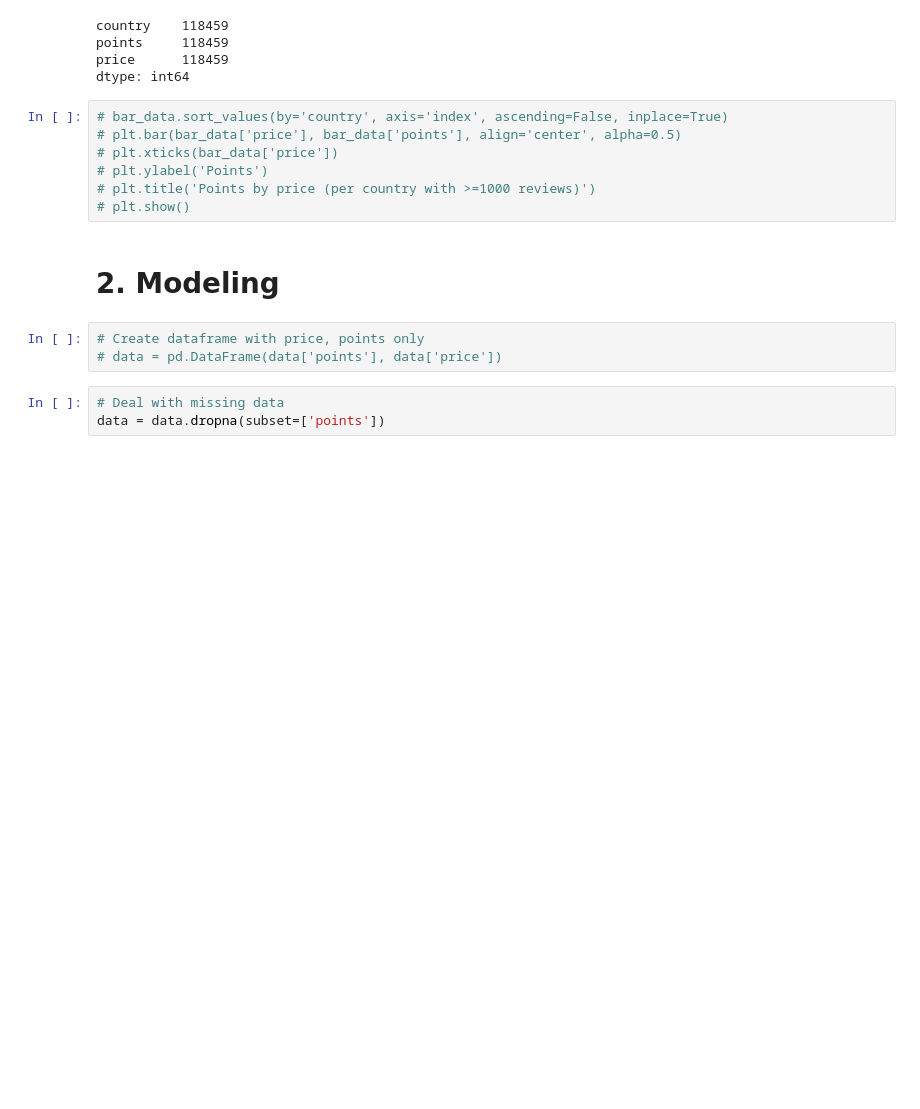
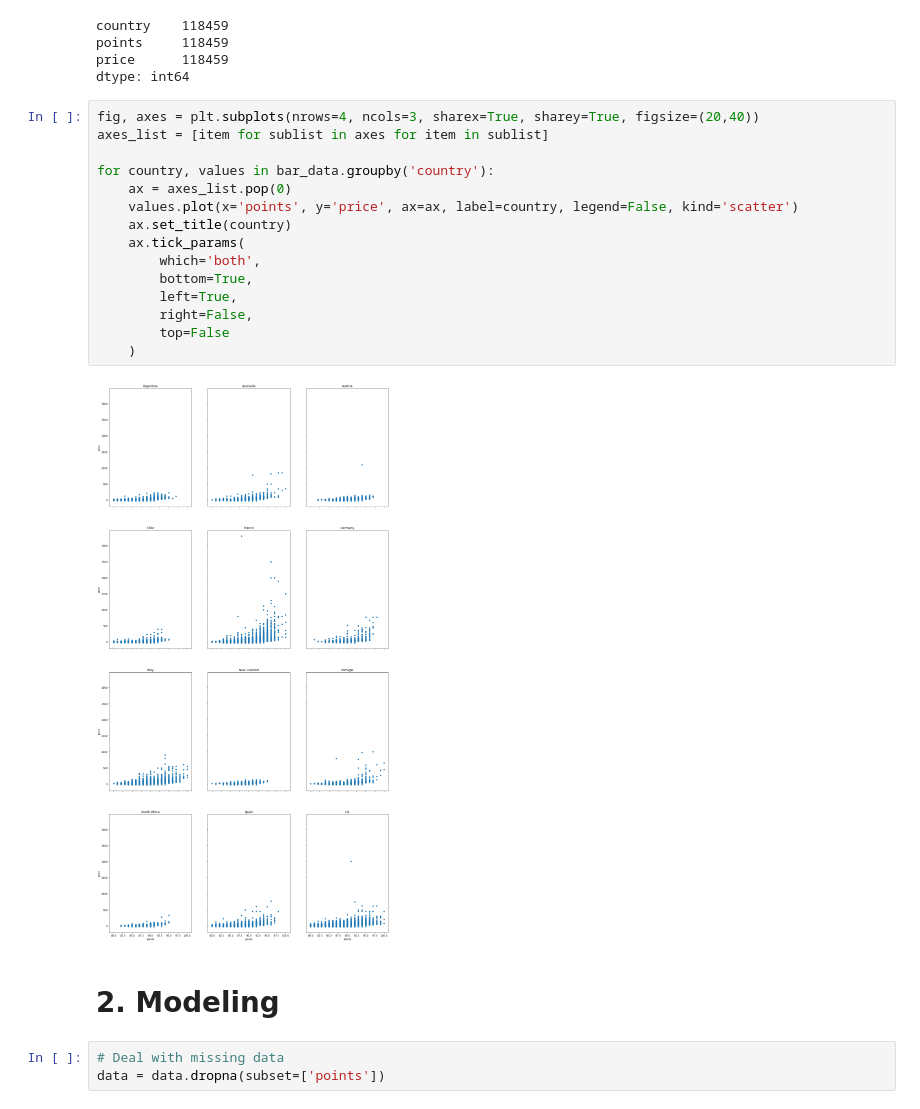
Before and after one commit to mUtterberg/pandata, a Jupyter notebook: WineMag-Pandata.ipynb, the cells around one changed output. Cells and saved outputs as stored; diff of their text form; blank space fills up the shorter version.

```diff
--- a/WineMag-Pandata.ipynb
+++ b/WineMag-Pandata.ipynb
@@ -96,18 +99,25 @@ country    118459
 points     118459
 price      118459
 dtype: int64
-# %%
-# bar_data.sort_values(by='country', axis='index', ascending=False, inplace=True)
-# plt.bar(bar_data['price'], bar_data['points'], align='center', alpha=0.5)
-# plt.xticks(bar_data['price'])
-# plt.ylabel('Points')
-# plt.title('Points by price (per country with >=1000 reviews)')
-# plt.show()
+# %%
+fig, axes = plt.subplots(nrows=4, ncols=3, sharex=True, sharey=True, figsize=(20,40))
+axes_list = [item for sublist in axes for item in sublist]
+
+for country, values in bar_data.groupby('country'):
+    ax = axes_list.pop(0)
+    values.plot(x='points', y='price', ax=ax, label=country, legend=False, kind='scatter')
+    ax.set_title(country)
+    ax.tick_params(
+        which='both',
+        bottom=True,
+        left=True,
+        right=False,
+        top=False
+    )
+# %% [output]
+[figure, added]
 # %% [markdown]
 # 2. Modeling
-# %%
-# Create dataframe with price, points only
-# data = pd.DataFrame(data['points'], data['price'])
 # %%
 # Deal with missing data
 data = data.dropna(subset=['points'])
```
Also changed, not shown: parts of 3 cells of this notebook.
